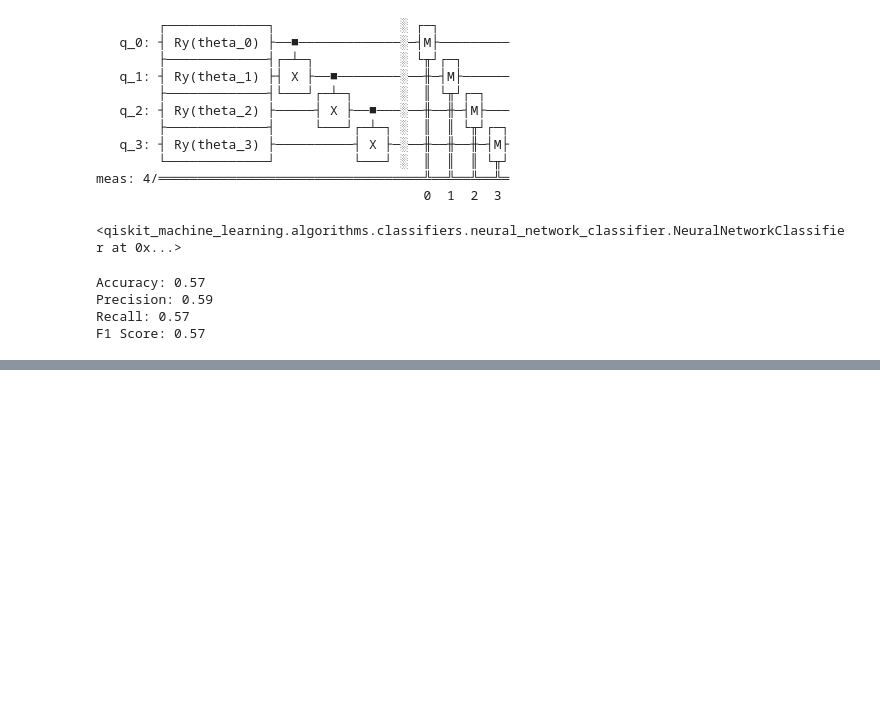
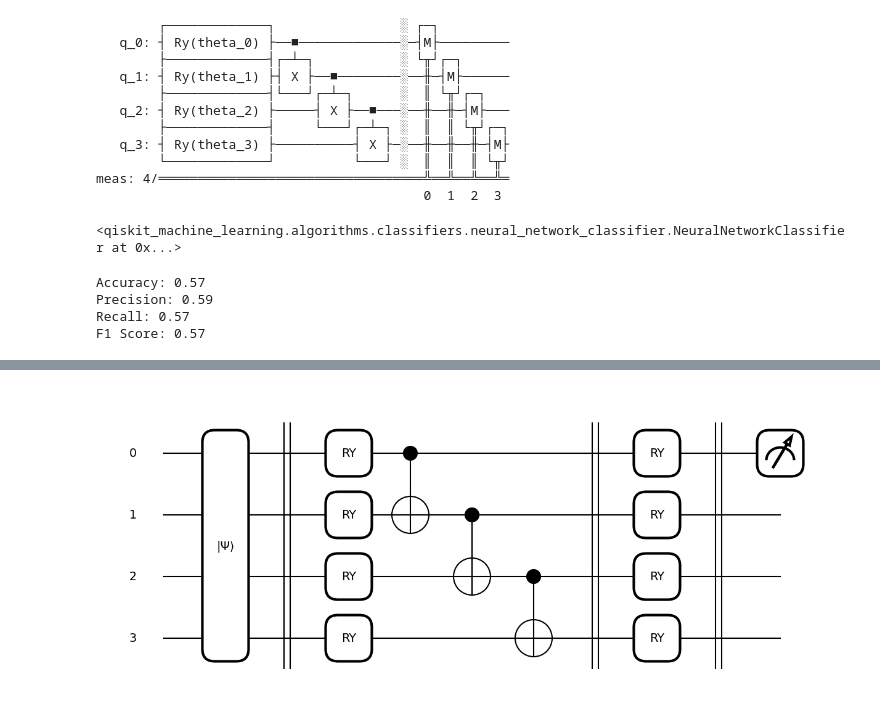
Before and after one commit to dsbarinov1/Hahatonshiki, a Jupyter notebook: task3/TFIDF.ipynb, the cells around one changed output, grey strips where cells are left out. Saved outputs shown, nothing was run; the diff lists cells and outputs as text; code cells hidden in the pictures; blank space fills up the shorter version.

```diff
--- a/task3/TFIDF.ipynb
+++ b/task3/TFIDF.ipynb
@@ -174,0 +190,32 @@ F1 Score: 0.57
+# %%
+import pennylane as qml
+num_classes = 2
+feature_size = 16
+# number of qubits - logarithm of numbers of features
+num_qubits = int(np.ceil(np.log2(feature_size)))
+num_layers = 30
+margin = 0.15
+
+lr_adam = 0.001
+num_epochs = 6
+dev = qml.device("default.qubit", wires=num_qubits)
+# %%
+def layer(W, flag=None):
+    for i in range(num_qubits):
+        qml.RY(W[i], wires=i)
+    if (flag == None): # add last layer without entangling gates
+        for j in range(num_qubits - 1):
+            qml.CNOT(wires=[j, j + 1])
+
+def circuit(weights, feat=None):
+    qml.AmplitudeEmbedding(feat, range(num_qubits), pad_with=0.0, normalize=True)
+    qml.Barrier(list(range(num_qubits))) # for drawing
+
+    for i, W in enumerate(weights):
+        if i < len(weights) - 1:
+            layer(W)
+        else:
+            layer(W, 'last')
+        qml.Barrier(list(range(num_qubits)))
+
+    return qml.expval(qml.PauliZ(0)) # observable
@@ -174,0 +233,13 @@ F1 Score: 0.57
+# %%
+from matplotlib import pyplot as plt
+from torch.autograd import Variable
+import torch
+
+all_weights = Variable(0.1 * torch.randn(1 + 1, num_qubits), requires_grad=True)
+all_bias = Variable(0.1 * torch.ones(1), requires_grad=True)
+params = (all_weights, all_bias)
+
+fig, ax = qml.draw_mpl(circuit)(params[0], params[1])
+plt.show()
+# %% [output]
+[figure, added]
```
Also changed, not shown: parts of 10 cells of this notebook.
